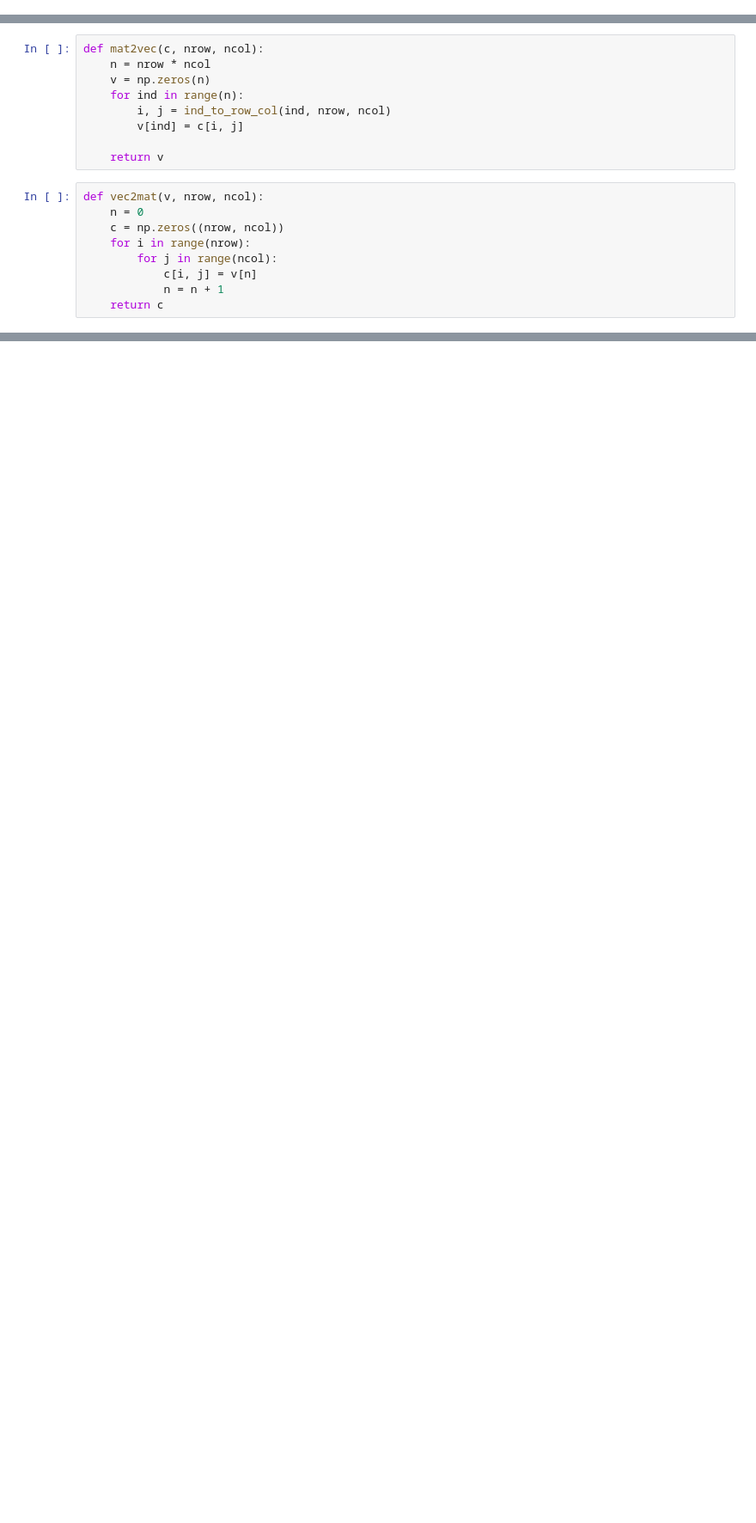
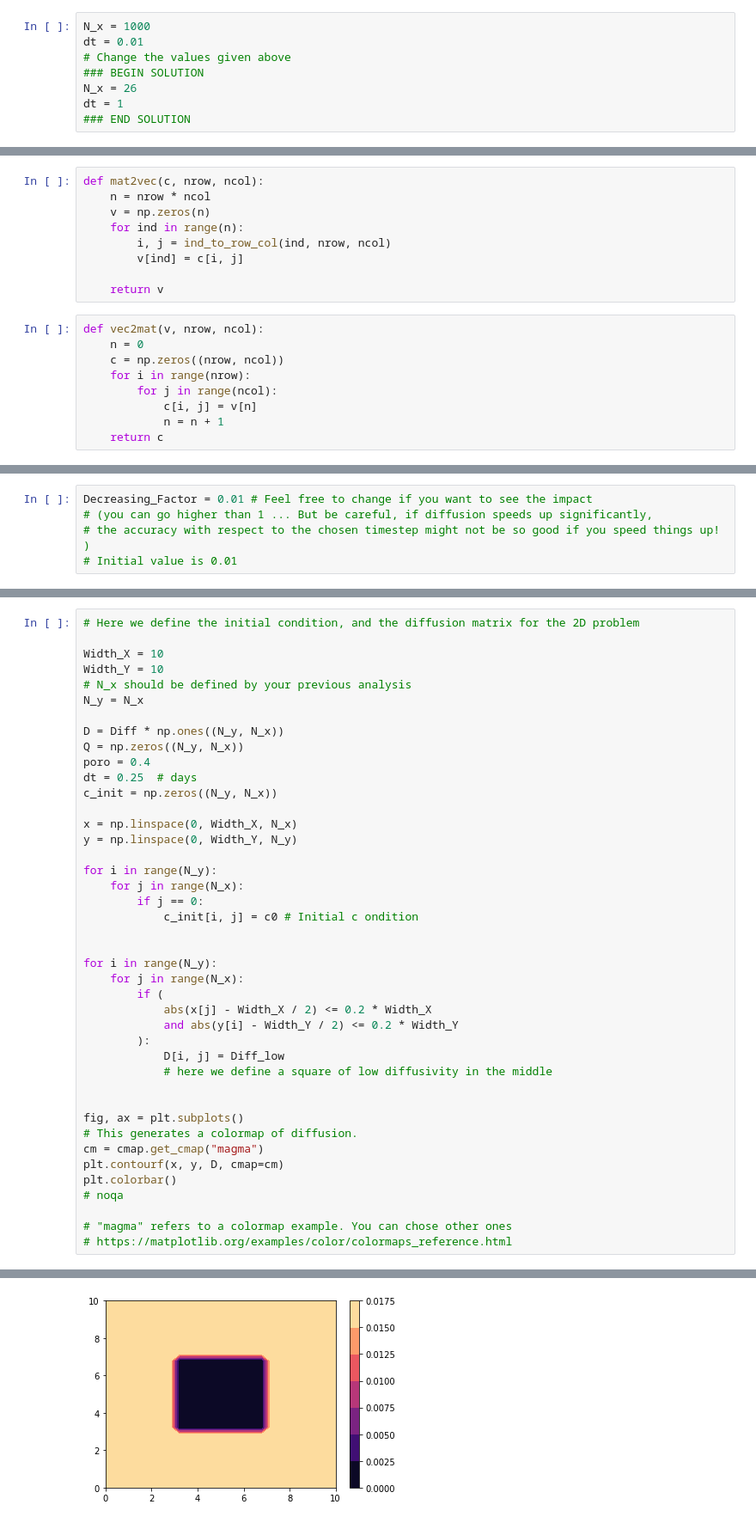
Before and after one commit to phaustin/e213_2019, a Jupyter notebook: notebooks/FiniteVolume/2D_Transient_Error.ipynb, the cells around one changed output, grey strips where cells are left out. Shown: that part at 86% size. Saved outputs shown, nothing was run; the diff lists cells and outputs as text; blank space fills up the shorter version.

```diff
--- a/notebooks/FiniteVolume/2D_Transient_Error.ipynb
+++ b/notebooks/FiniteVolume/2D_Transient_Error.ipynb
@@ -471,0 +498,8 @@ plt.colorbar()
+# %%
+N_x = 1000
+dt = 0.01
+# Change the values given above
+### BEGIN SOLUTION
+N_x = 26
+dt = 1
+### END SOLUTION
@@ -489,0 +541,5 @@ def vec2mat(v, nrow, ncol):
+# %%
+Decreasing_Factor = 0.01 # Feel free to change if you want to see the impact
+# (you can go higher than 1 ... But be careful, if diffusion speeds up significantly,
+# the accuracy with respect to the chosen timestep might not be so good if you speed things up! )
+# Initial value is 0.01
@@ -489,0 +548,43 @@ def vec2mat(v, nrow, ncol):
+# %%
+# Here we define the initial condition, and the diffusion matrix for the 2D problem
+
+Width_X = 10
+Width_Y = 10
+# N_x should be defined by your previous analysis
+N_y = N_x
+
+D = Diff * np.ones((N_y, N_x))
+Q = np.zeros((N_y, N_x))
+poro = 0.4
+dt = 0.25  # days
+c_init = np.zeros((N_y, N_x))
+
+x = np.linspace(0, Width_X, N_x)
+y = np.linspace(0, Width_Y, N_y)
+
+for i in range(N_y):
+    for j in range(N_x):
+        if j == 0:
+            c_init[i, j] = c0 # Initial c ondition
+
+
+for i in range(N_y):
+    for j in range(N_x):
+        if (
+            abs(x[j] - Width_X / 2) <= 0.2 * Width_X
+            and abs(y[i] - Width_Y / 2) <= 0.2 * Width_Y
+        ):
+            D[i, j] = Diff_low
+            # here we define a square of low diffusivity in the middle
+
+
+fig, ax = plt.subplots()
+# This generates a colormap of diffusion.
+cm = cmap.get_cmap("magma")
+plt.contourf(x, y, D, cmap=cm)
+plt.colorbar()
+# noqa
+
+# "magma" refers to a colormap example. You can chose other ones
+# https://matplotlib.org/examples/color/colormaps_reference.html
+# %% [output]
@@ -489,0 +592 @@ def vec2mat(v, nrow, ncol):
+[figure, added]
```
Also changed, not shown: parts of 34 cells of this notebook.
